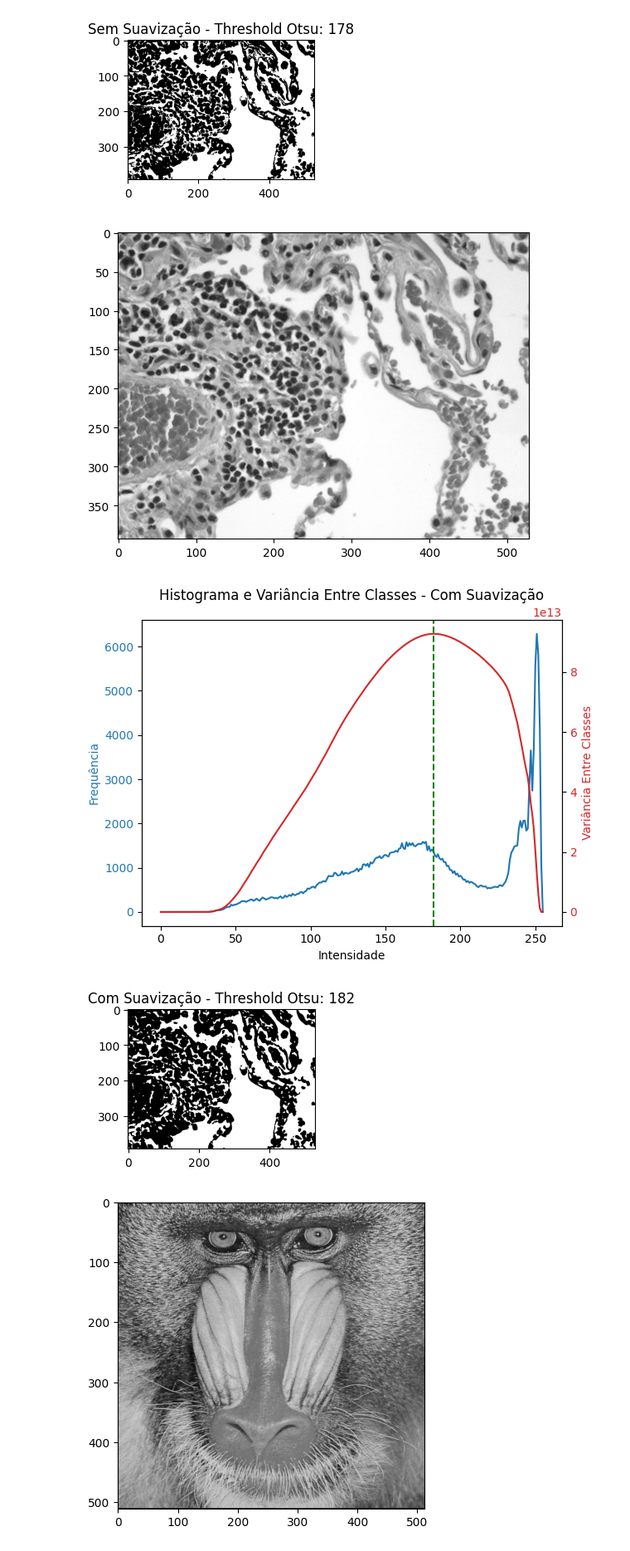
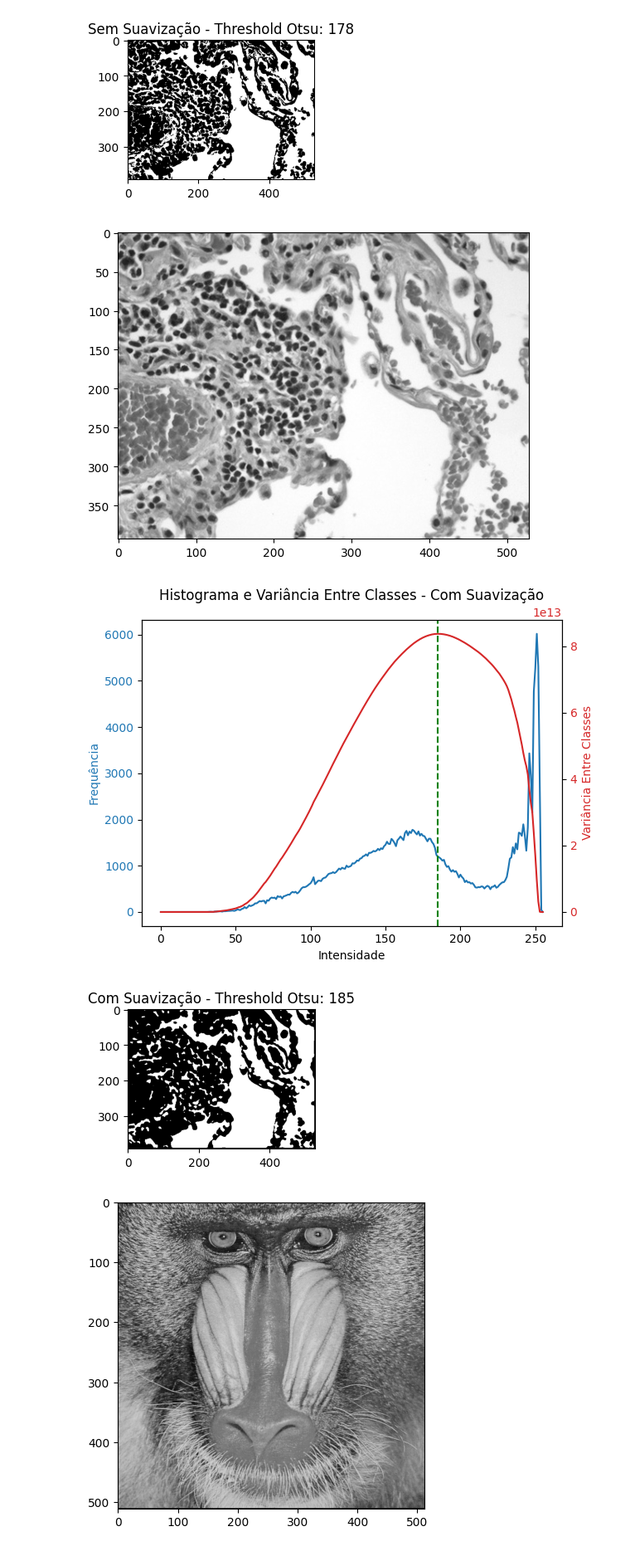
Before and after one commit to anaalicecordeiro/gbc216_t1_G04, a Jupyter notebook: Lab06 - Thresholding/lab06.ipynb, the cells around one changed output. Shown at 83% size. Cells and saved outputs as stored; diff of their text form; code cells hidden in the pictures.

```diff
--- a/Lab06 - Thresholding/lab06.ipynb
+++ b/Lab06 - Thresholding/lab06.ipynb
@@ -47,8 +47,15 @@ def treshold_adaptativo(img):
     variacao_limiar = -1
 
     while(variacao_limiar != 0):
-        grupo_1 = [elemento for linha in img for elemento in linha if elemento < limiar_atual]
-        grupo_2 = [elemento for linha in img for elemento in linha if elemento >= limiar_atual]
+        grupo_1 = []
+        grupo_2 = []
+
+        for linha in img:
+            for elemento in linha:
+                if elemento < limiar_atual:
+                    grupo_1.append(elemento)
+                else:
+                    grupo_2.append(elemento)
 
         media_grupo_1 = np.mean(grupo_1)
         media_grupo_2 = np.mean(grupo_2)
@@ -78,7 +131,10 @@ plt.imshow(imagem_binaria, cmap='gray', vmin=0, vmax=1)
 
 img1 = cv2.imread("insitu107595.jpg", cv2.IMREAD_GRAYSCALE)
 
-blur = cv2.GaussianBlur(img1, (5, 5), 0)
+sigma_9x9 = 2
+tamanho_9x9 = 9
+mascara_9x9 = criar_mascara(tamanho_9x9, sigma_9x9)
+blur = aplicar_convolucao(img1, mascara_9x9)
 
 imagem_binaria = treshold_adaptativo(blur)
 
@@ -242,24 +302,27 @@ Text(0.5, 1.0, 'Sem Suavização - Threshold Otsu: 178')
 # %%
 img1 = cv2.imread("HE.jpg", cv2.IMREAD_GRAYSCALE)
 
 plt.imshow(img1, cmap='gray', vmin=0, vmax=255)
 
 # Aplicando suavização com filtro gaussiano
-blurred_image = cv2.GaussianBlur(img1, (5, 5), 0)
+sigma_9x9 = 2
+tamanho_9x9 = 9
+mascara_9x9 = criar_mascara(tamanho_9x9, sigma_9x9)
+blurred_image = aplicar_convolucao(img1, mascara_9x9)
 
 # Segmentação com suavização
 segmented_image_blur, threshold_blur = apply_otsu_manual(blurred_image)
 plot_histograma_variancia(blurred_image, 'Com Suavização')
 
 
 plt.subplot(1, 2, 2)
 plt.imshow(segmented_image_blur, cmap='gray')
 plt.title(f'Com Suavização - Threshold Otsu: {threshold_blur}')
 plt.show()
 # %% [output]
 [figure]
-[figure, old version]
+[figure, new version]
-[figure, old version]
+[figure, new version]
 # %%
 img1 = cv2.imread("madrill.tiff", cv2.IMREAD_GRAYSCALE)
 
```
Also changed, not shown: parts of 6 cells of this notebook, 1 other file.
